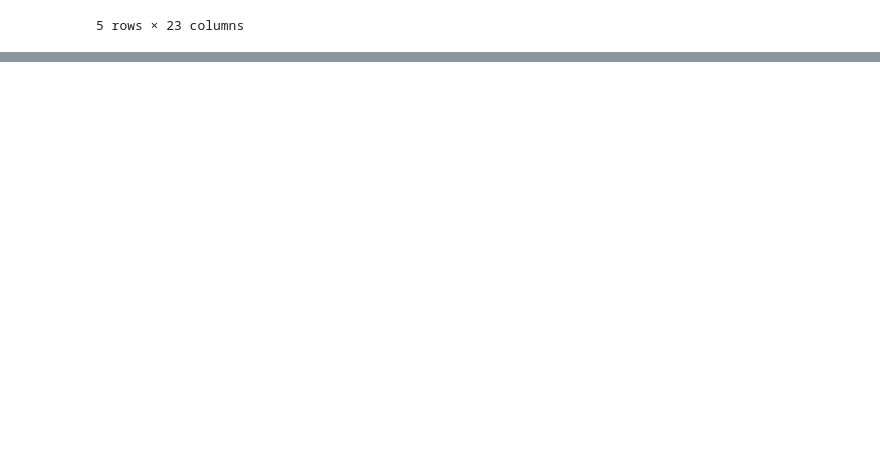
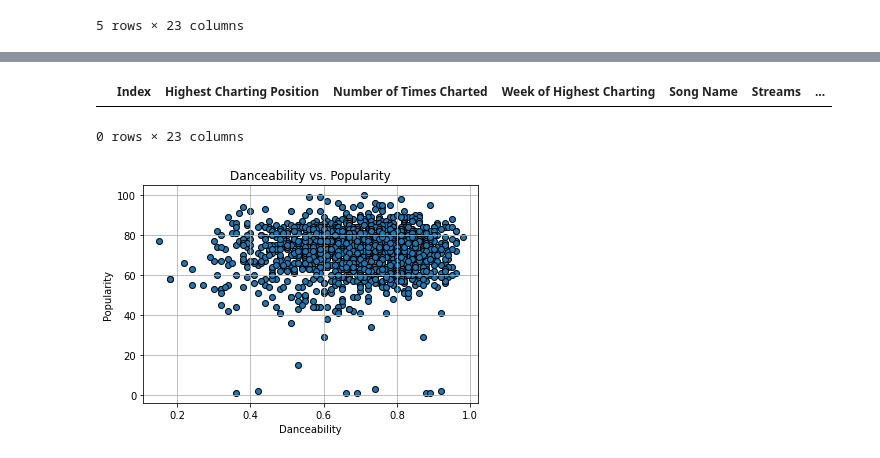
Before and after one commit to memeguerrini/Project-One, a Jupyter notebook: spotify_jon.ipynb, the cells around one changed output, grey strips where cells are left out. Saved outputs shown, nothing was run; the diff lists cells and outputs as text; code cells hidden in the pictures; blank space fills up the shorter version.

```diff
--- a/spotify_jon.ipynb
+++ b/spotify_jon.ipynb
@@ -135,0 +150,33 @@ array([<AxesSubplot:>], dtype=object)
+# %%
+#Popularity
+popularity_df = data_df.copy()
+popularity_df['Popularity']=popularity_df['Popularity'].astype(int)
+# %%
+# Remove all songs with 0 popularity
+idxs = popularity_df[popularity_df['Popularity']==0].index
+popularity_df.drop(idxs, inplace=True)
+popularity_df.loc[popularity_df['Popularity']==0]
+# %% [output]
+|  | Index | Highest Charting Position | Number of Times Charted | Week of Highest Charting | Song Name | Streams | ... |
+0 rows × 23 columns
+# %%
+#Popularity vs. Danceability
+
+popularity_df['Danceability']=popularity_df['Danceability'].astype(float).round(2)
+
+# Scatter plot with border around marker
+plt.scatter(popularity_df["Danceability"], popularity_df["Popularity"], edgecolors='k')
+
+# Label
+plt.title(f"Danceability vs. Popularity")
+plt.ylabel("Popularity")
+plt.xlabel("Danceability")
+plt.grid(True)
+
+# Save to image file
+#plt.savefig(f"{output_data_loc}/Danceability_vs_Popularity.png")
+
+# Show plot
+plt.show()
+# %% [output]
+[figure, added]
```
Also changed, not shown: parts of 10 cells of this notebook.
